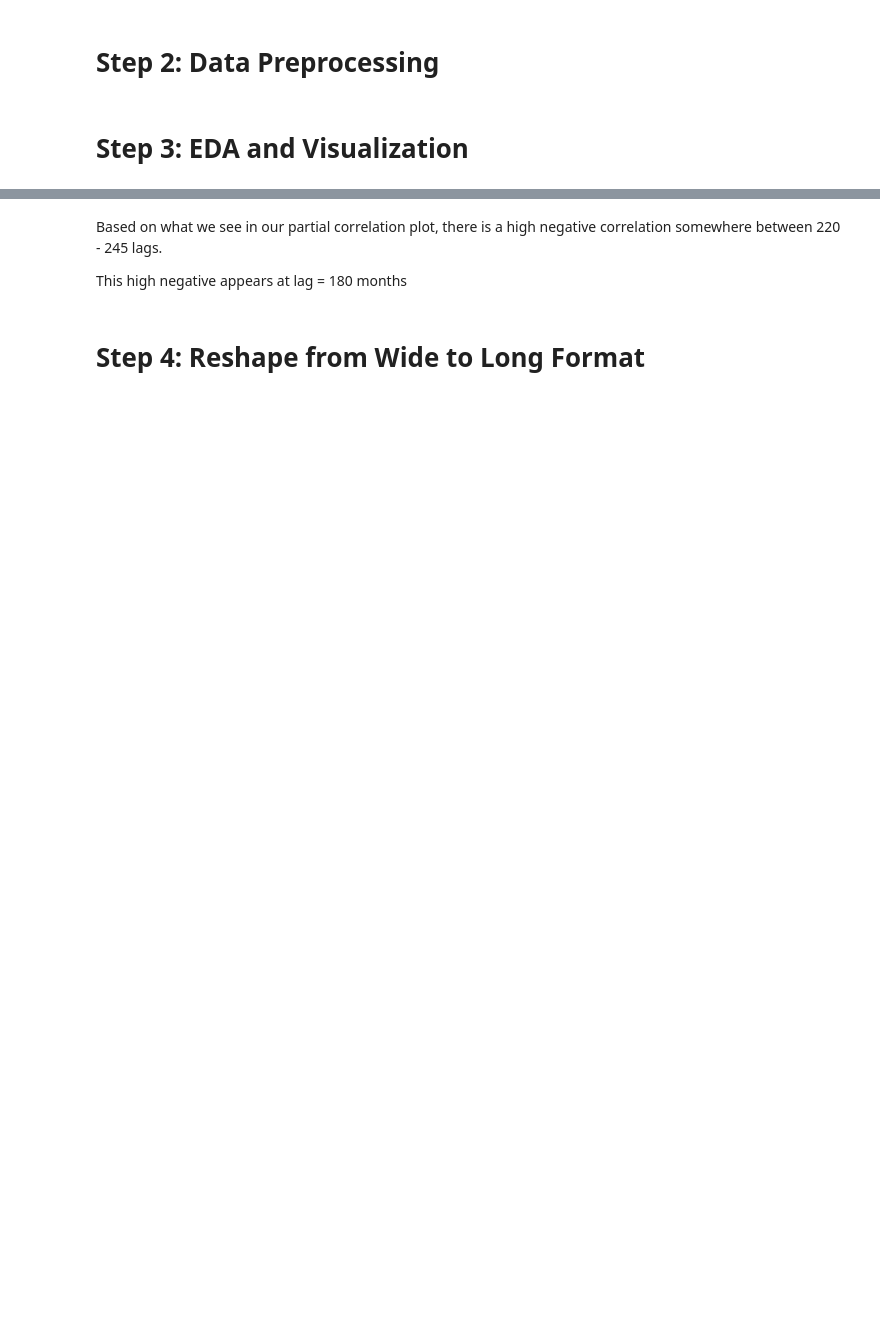
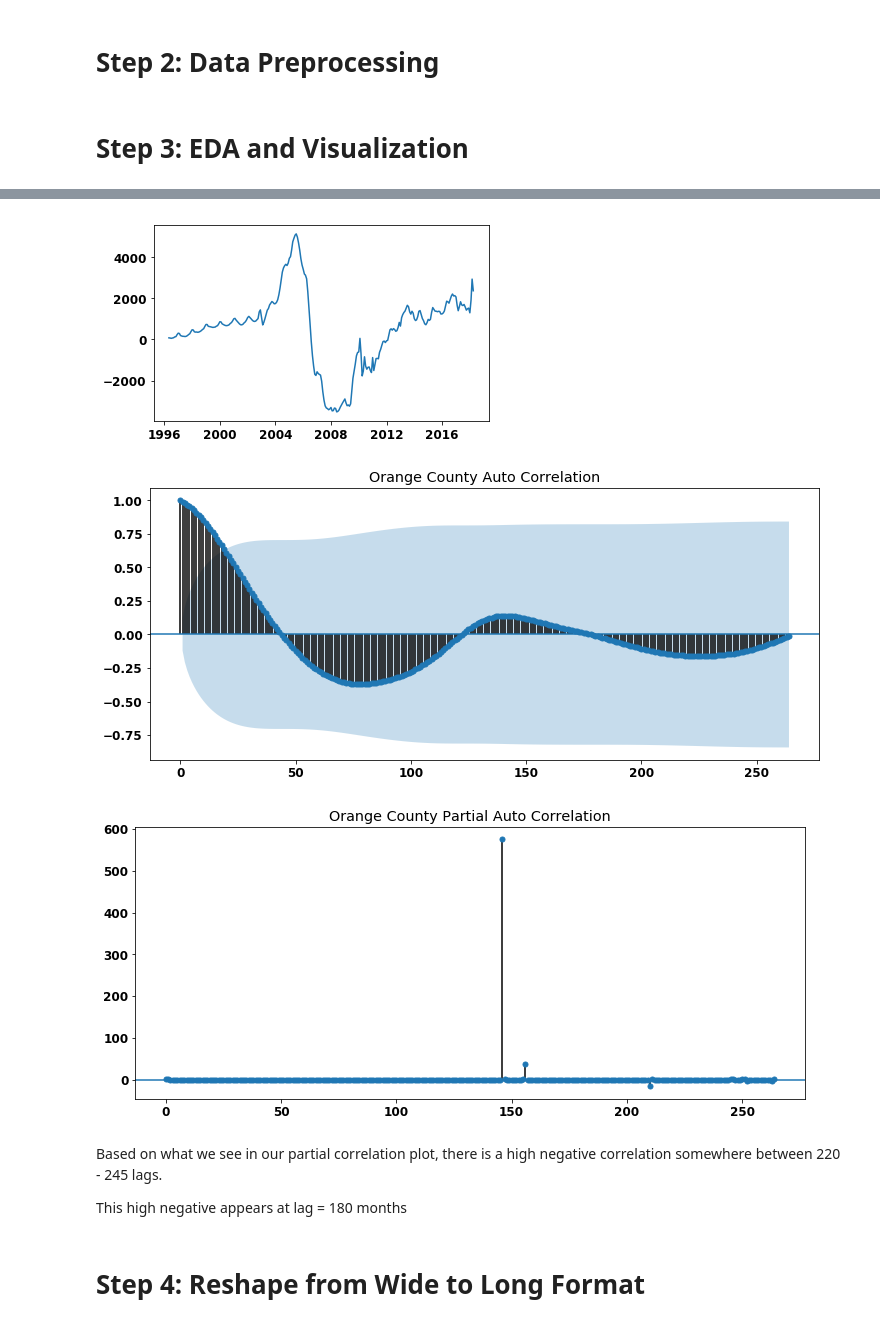
Before and after one commit to rahkeemg/dsc-mod-4-project-online-ds-ft-090919, a Jupyter notebook: mod_4_starter_notebook.ipynb, the cells around one changed output, grey strips where cells are left out. Saved outputs shown, nothing was run; the diff lists cells and outputs as text; code cells hidden in the pictures; blank space fills up the shorter version.

```diff
--- a/mod_4_starter_notebook.ipynb
+++ b/mod_4_starter_notebook.ipynb
@@ -138,16 +198,20 @@ Based on our graph below, there appears to be some seasonality that is occurring
 # %%
 ## Looking at difference by year
 # Look at the distribution of the diffs and look at the one with the smallest standard deviation
 
 plt.gcf().autofmt_xdate()
 
-orange_county_diff = orange_county.diff(periods=1)
+central_fl_diff = central_fl.diff(periods=1)
 rcParams['figure.figsize'] = (12, 5)
-plt.plot(orange_county_diff)
+plt.plot(central_fl_diff)
 
 rcParams['figure.figsize'] = (12, 5)
-plot_acf(orange_county['value'], title='Orange County Auto Correlation');
-plot_pacf(orange_county['value'], title='Orange County Partial Auto Correlation');
+plot_acf(central_fl['value'], title='Orange County Auto Correlation');
+plot_pacf(central_fl['value'], title='Orange County Partial Auto Correlation');
+# %% [output]
+[figure, added]
+[figure, added]
+[figure, added]
 # %% [markdown]
 Based on what we see in our partial correlation plot, there is a high negative correlation somewhere between 220 - 245 lags.
 
```
Also changed, not shown: parts of 45 cells of this notebook, 7 other files.
